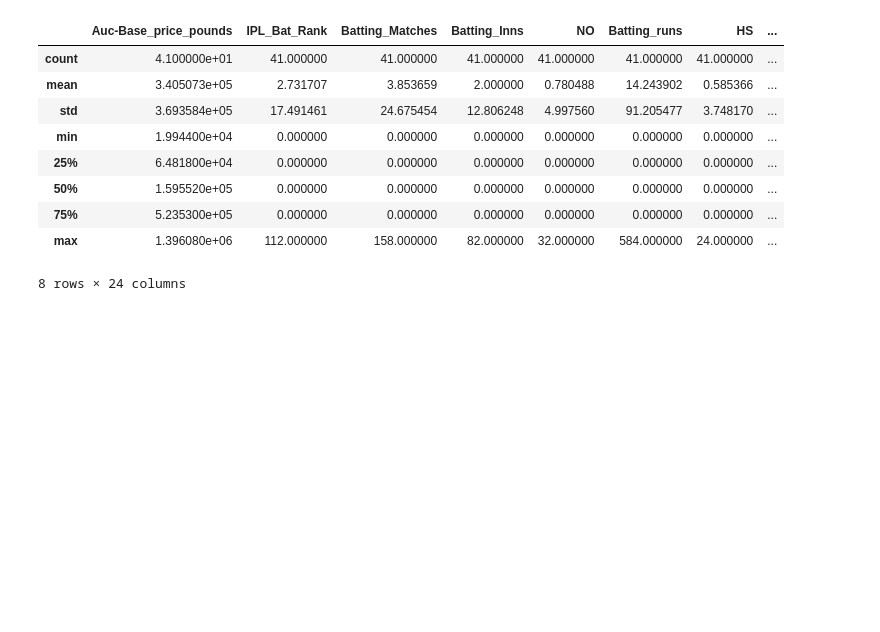
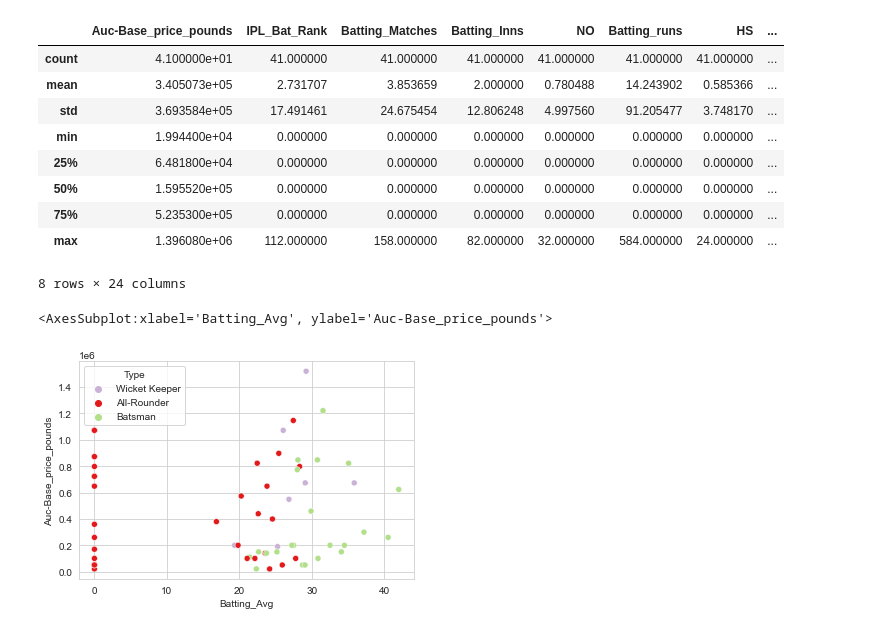
Before and after one commit to JonnyPearce/SpringboardCapstone2, a Jupyter notebook: Notebooks/Capstone2_CricketProject_ExploratoryDataAnalysis_JonnyPearce_Feb2023.ipynb, the cells around one changed output. Cells and saved outputs as stored; diff of their text form; code cells hidden in the pictures; blank space fills up the shorter version.

Commit message:
Added scatterplots and heatmaps - 1 March 2023

```diff
--- a/Notebooks/Capstone2_CricketProject_ExploratoryDataAnalysis_JonnyPearce_Feb2023.ipynb
+++ b/Notebooks/Capstone2_CricketProject_ExploratoryDataAnalysis_JonnyPearce_Feb2023.ipynb
@@ -774,3 +774,15 @@ Bowlers.describe()
 | 75% | 5.235300e+05 | 0.000000 | 0.000000 | 0.000000 | 0.000000 | 0.000000 | 0.000000 | ... |
 | max | 1.396080e+06 | 112.000000 | 158.000000 | 82.000000 | 32.000000 | 584.000000 | 24.000000 | ... |
 8 rows × 24 columns
+# %%
+sns.set_style(style='whitegrid')
+sns.scatterplot(
+    data=Bat_AllR_WK,
+    x='Batting_Avg',
+    y='Auc-Base_price_pounds',
+    hue='Type',
+    palette='Paired_r'
+    )
+# %% [output]
+<AxesSubplot:xlabel='Batting_Avg', ylabel='Auc-Base_price_pounds'>
+[figure, added]
```
Also changed, not shown: parts of 10 cells of this notebook.
